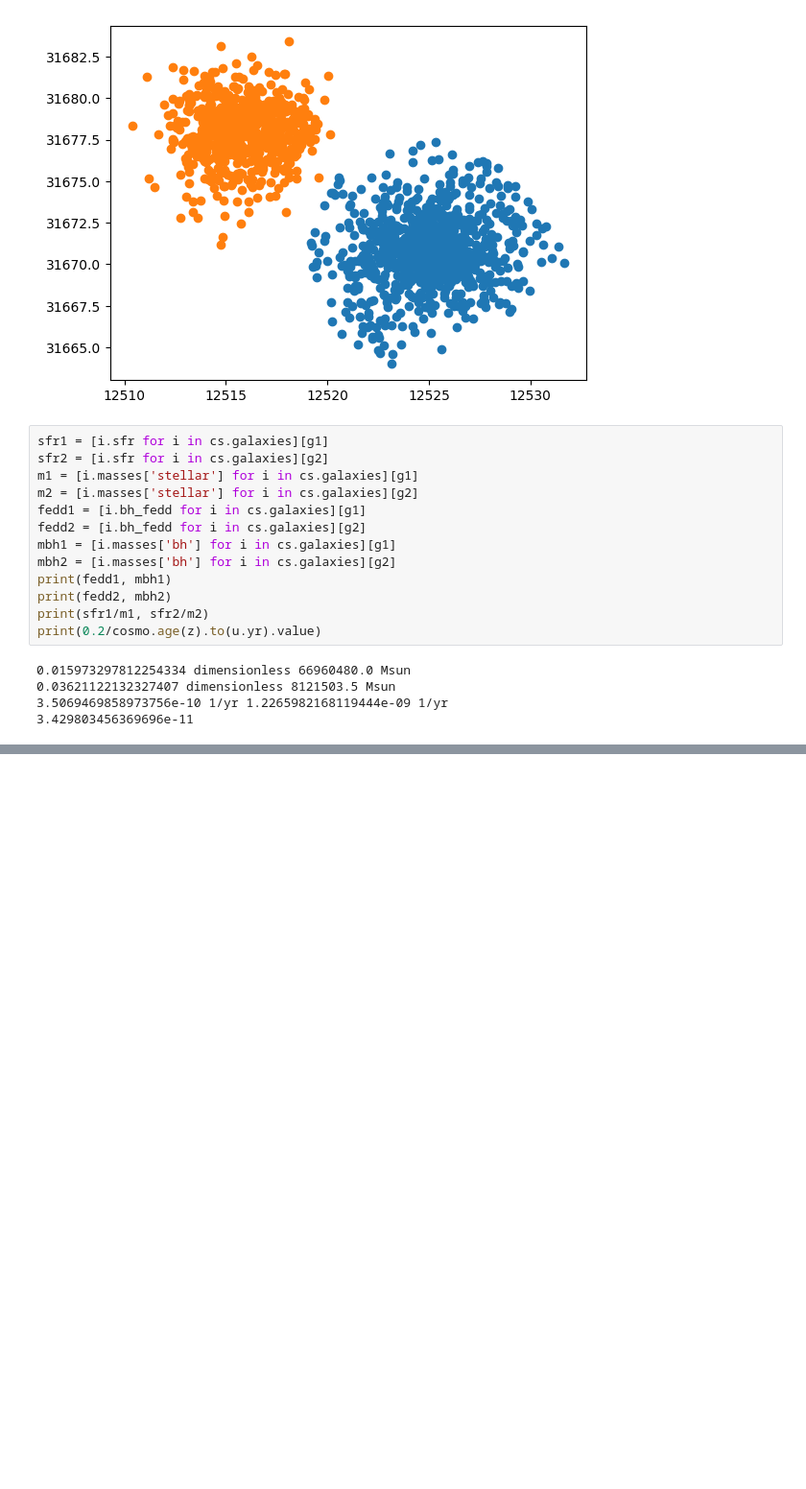
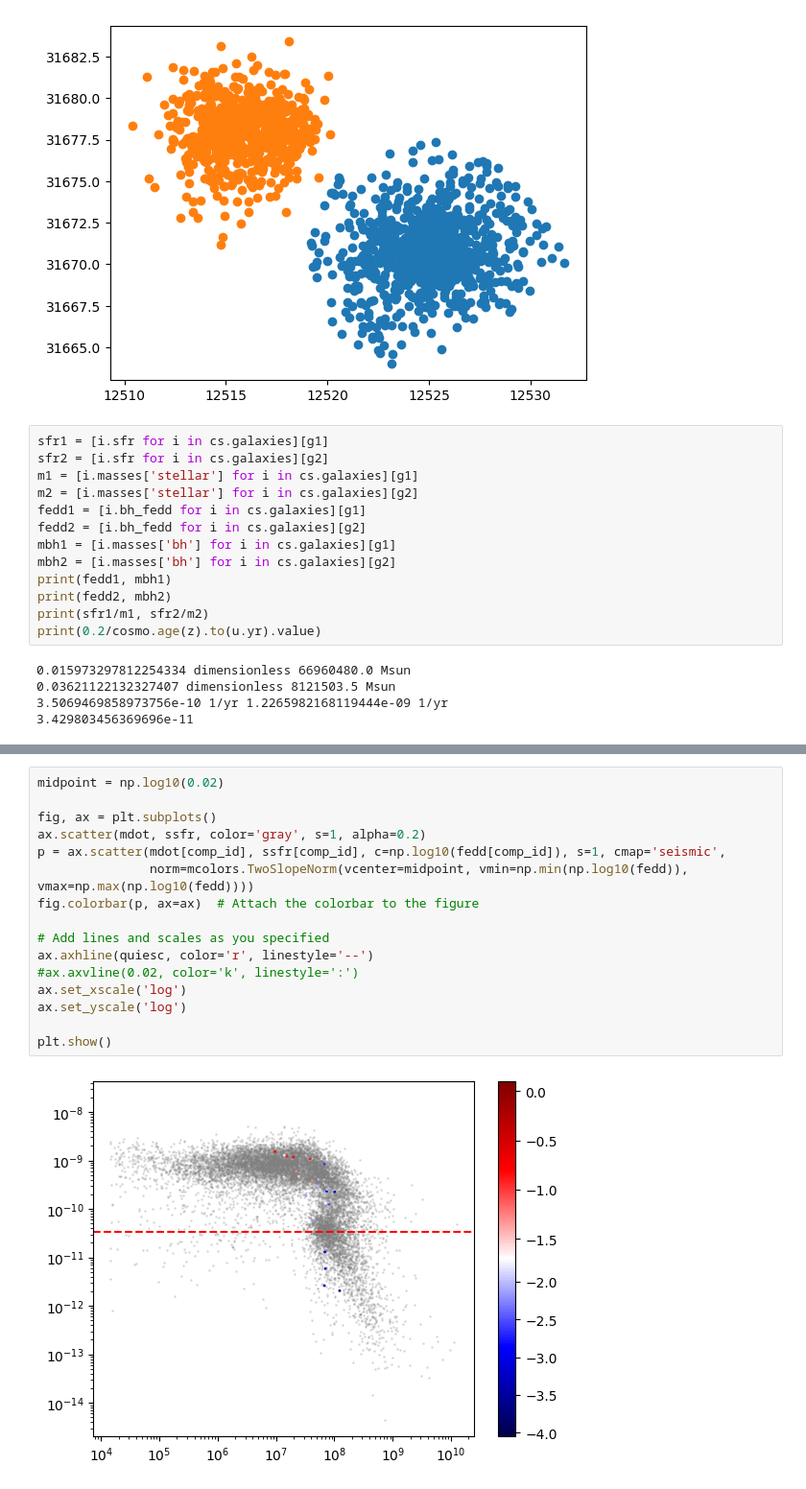
Before and after one commit to GiulianoLo/analize_simba_cgm, a Jupyter notebook: search_dragons.ipynb, the cells around one changed output, grey strips where cells are left out. Shown at 96% size. Cells and saved outputs as stored; diff of their text form; blank space fills up the shorter version.

```diff
--- a/search_dragons.ipynb
+++ b/search_dragons.ipynb
@@ -92,0 +193,18 @@ print(0.2/cosmo.age(z).to(u.yr).value)
+# %%
+midpoint = np.log10(0.02)
+
+fig, ax = plt.subplots()
+ax.scatter(mdot, ssfr, color='gray', s=1, alpha=0.2)
+p = ax.scatter(mdot[comp_id], ssfr[comp_id], c=np.log10(fedd[comp_id]), s=1, cmap='seismic',
+               norm=mcolors.TwoSlopeNorm(vcenter=midpoint, vmin=np.min(np.log10(fedd)), vmax=np.max(np.log10(fedd))))
+fig.colorbar(p, ax=ax)  # Attach the colorbar to the figure
+
+# Add lines and scales as you specified
+ax.axhline(quiesc, color='r', linestyle='--')
+#ax.axvline(0.02, color='k', linestyle=':')
+ax.set_xscale('log')
+ax.set_yscale('log')
+
+plt.show()
+# %% [output]
+[figure, added]
```
Also changed, not shown: parts of 30 cells of this notebook, 12 other files.
